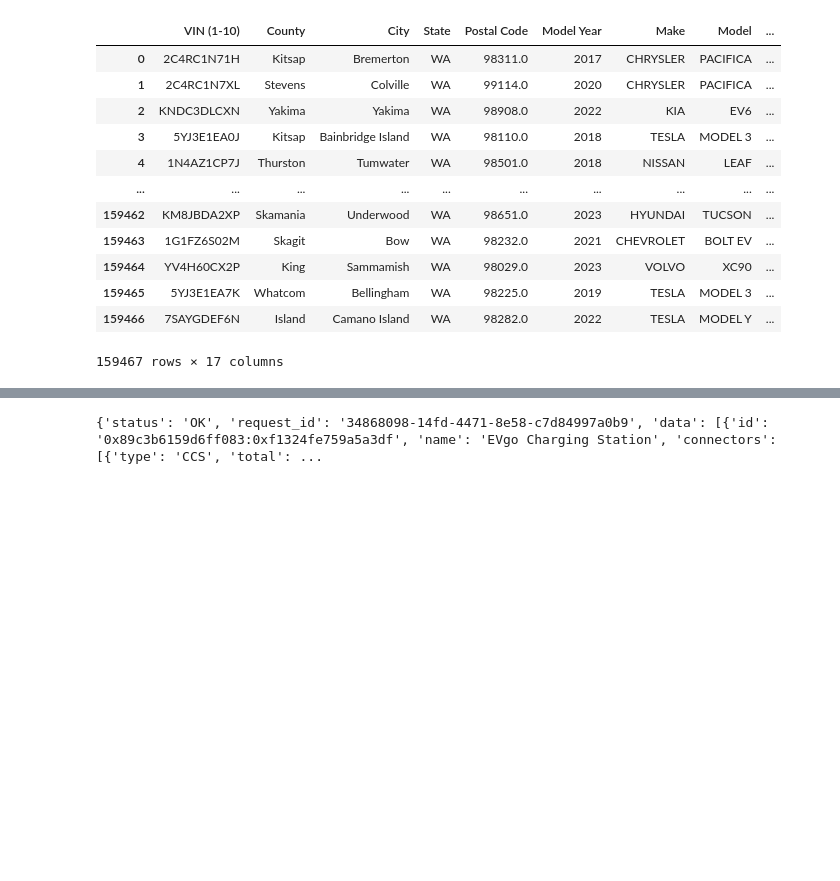
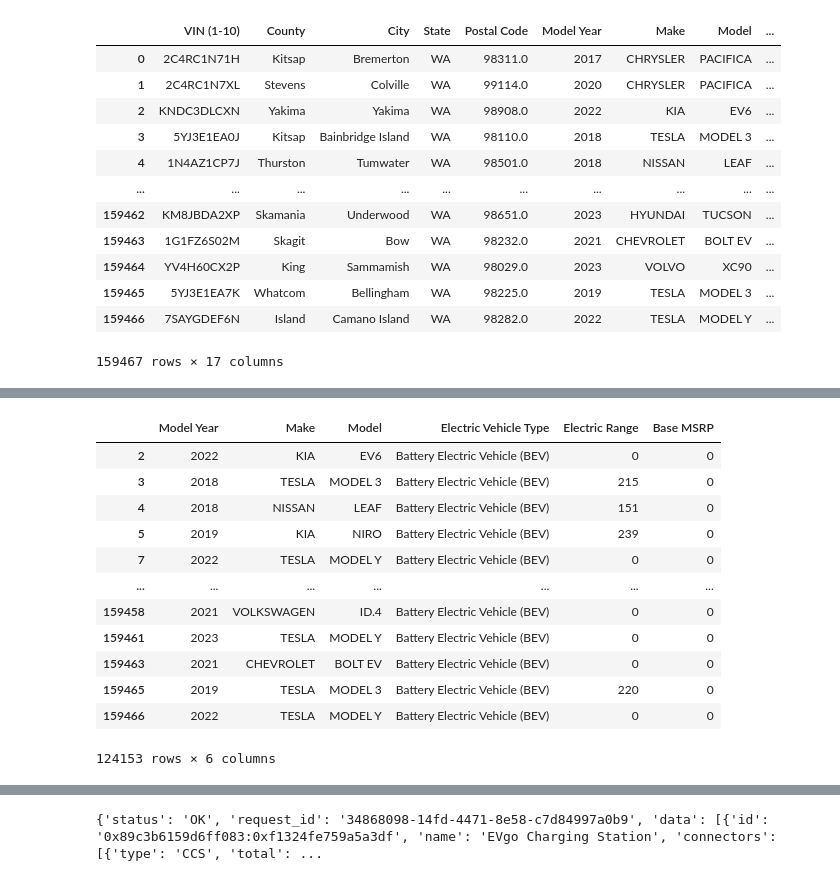
Before and after one commit to Omeesha28/Project_1, a Jupyter notebook: Electric_vehicle.ipynb, the cells around one changed output, grey strips where cells are left out. Saved outputs shown, nothing was run; the diff lists cells and outputs as text; code cells hidden in the pictures; blank space fills up the shorter version.

```diff
--- a/Electric_vehicle.ipynb
+++ b/Electric_vehicle.ipynb
@@ -90,0 +109,17 @@ df
+# %%
+filtered_df = compressed_df[compressed_df['Electric Vehicle Type'] == 'Battery Electric Vehicle (BEV)']
+filtered_df
+# %% [output]
+|  | Model Year | Make | Model | Electric Vehicle Type | Electric Range | Base MSRP |
+| 2 | 2022 | KIA | EV6 | Battery Electric Vehicle (BEV) | 0 | 0 |
+| 3 | 2018 | TESLA | MODEL 3 | Battery Electric Vehicle (BEV) | 215 | 0 |
+| 4 | 2018 | NISSAN | LEAF | Battery Electric Vehicle (BEV) | 151 | 0 |
+| 5 | 2019 | KIA | NIRO | Battery Electric Vehicle (BEV) | 239 | 0 |
+| 7 | 2022 | TESLA | MODEL Y | Battery Electric Vehicle (BEV) | 0 | 0 |
+| ... | ... | ... | ... | ... | ... | ... |
+| 159458 | 2021 | VOLKSWAGEN | ID.4 | Battery Electric Vehicle (BEV) | 0 | 0 |
+| 159461 | 2023 | TESLA | MODEL Y | Battery Electric Vehicle (BEV) | 0 | 0 |
+| 159463 | 2021 | CHEVROLET | BOLT EV | Battery Electric Vehicle (BEV) | 0 | 0 |
+| 159465 | 2019 | TESLA | MODEL 3 | Battery Electric Vehicle (BEV) | 220 | 0 |
+| 159466 | 2022 | TESLA | MODEL Y | Battery Electric Vehicle (BEV) | 0 | 0 |
+124153 rows × 6 columns
```
Also changed, not shown: parts of 4 cells of this notebook, 2 other files.
